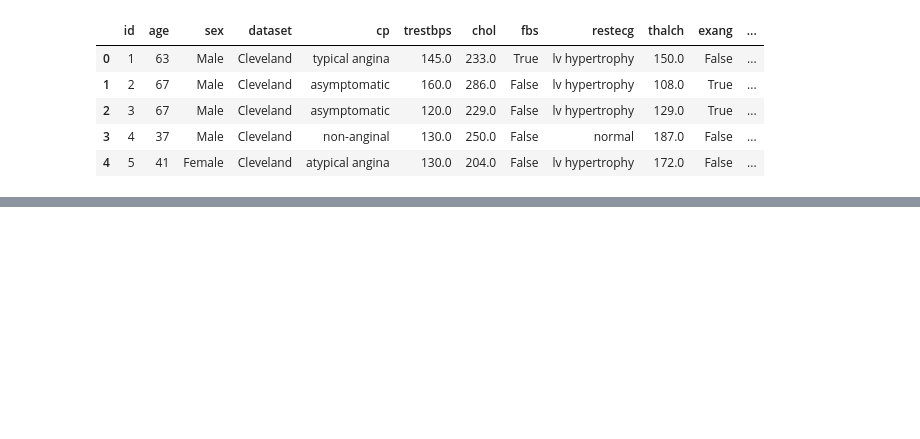
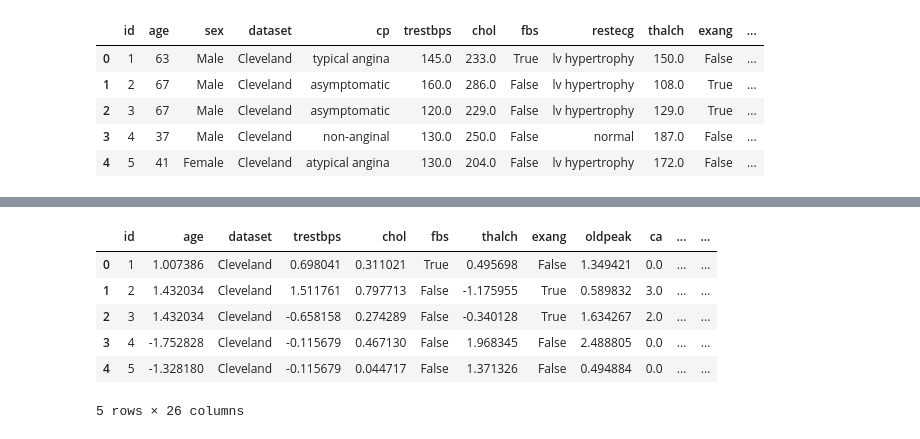
Before and after one commit to abubakarp789/Machine-Learning-Fellowship-GDGoC-FAST-Peshawar, a Jupyter notebook: Task 3/Task#03.ipynb, the cells around one changed output, grey strips where cells are left out. Drawn from its saved outputs; the diff is of its cells as text; code cells hidden in the pictures; blank space fills up the shorter version.

```diff
--- a/Task 3/Task#03.ipynb
+++ b/Task 3/Task#03.ipynb
@@ -118,0 +102,37 @@ y = heart_data['num']
+# %%
+from sklearn.preprocessing import StandardScaler, OneHotEncoder
+
+# Create a copy of the DataFrame to avoid modifying the original
+df_encoded_scaled = heart_data.copy()
+
+# Identify categorical features
+categorical_features = ['sex', 'cp', 'restecg', 'slope', 'thal']
+
+# Apply one-hot encoding to categorical features
+encoder = OneHotEncoder(handle_unknown='ignore', sparse_output=False)
+encoded_features = encoder.fit_transform(df_encoded_scaled[categorical_features])
+feature_names = encoder.get_feature_names_out(categorical_features)
+encoded_df = pd.DataFrame(encoded_features, columns=feature_names)
+
+# Drop the original categorical columns and concatenate the encoded ones
+df_encoded_scaled = df_encoded_scaled.drop(categorical_features, axis=1)
+df_encoded_scaled = pd.concat([df_encoded_scaled, encoded_df], axis=1)
+
+
+# Identify numerical features
+numerical_features = ['age', 'trestbps', 'chol', 'thalch', 'oldpeak']
+
+# Scale numerical features
+scaler = StandardScaler()
+df_encoded_scaled[numerical_features] = scaler.fit_transform(df_encoded_scaled[numerical_features])
+
+
+df_encoded_scaled.head()
+# %% [output]
+|  | id | age | dataset | trestbps | chol | fbs | thalch | exang | oldpeak | ca | ... | ... |
+| 0 | 1 | 1.007386 | Cleveland | 0.698041 | 0.311021 | True | 0.495698 | False | 1.349421 | 0.0 | ... | ... |
+| 1 | 2 | 1.432034 | Cleveland | 1.511761 | 0.797713 | False | -1.175955 | True | 0.589832 | 3.0 | ... | ... |
+| 2 | 3 | 1.432034 | Cleveland | -0.658158 | 0.274289 | False | -0.340128 | True | 1.634267 | 2.0 | ... | ... |
+| 3 | 4 | -1.752828 | Cleveland | -0.115679 | 0.467130 | False | 1.968345 | False | 2.488805 | 0.0 | ... | ... |
+| 4 | 5 | -1.328180 | Cleveland | -0.115679 | 0.044717 | False | 1.371326 | False | 0.494884 | 0.0 | ... | ... |
+5 rows × 26 columns
```
Also changed, not shown: parts of 27 cells of this notebook, 3 other files.
